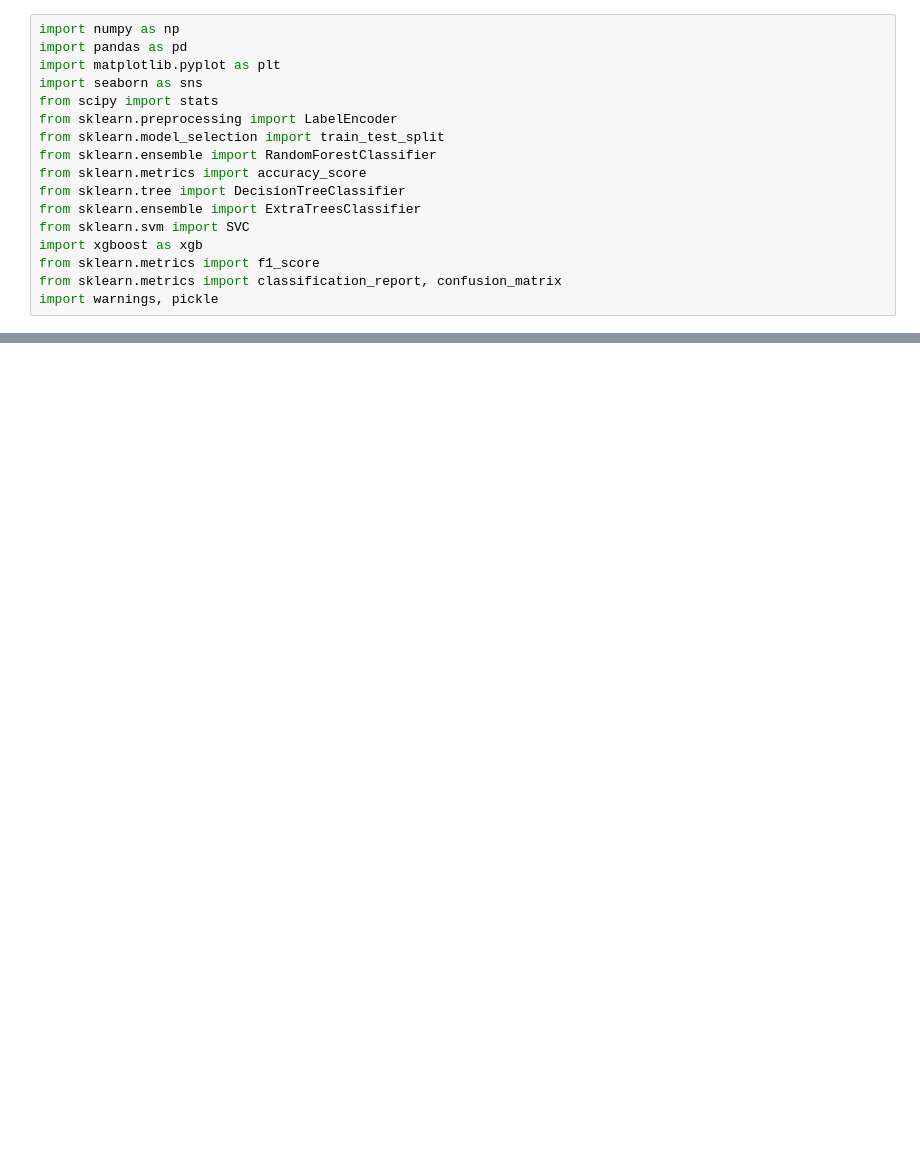
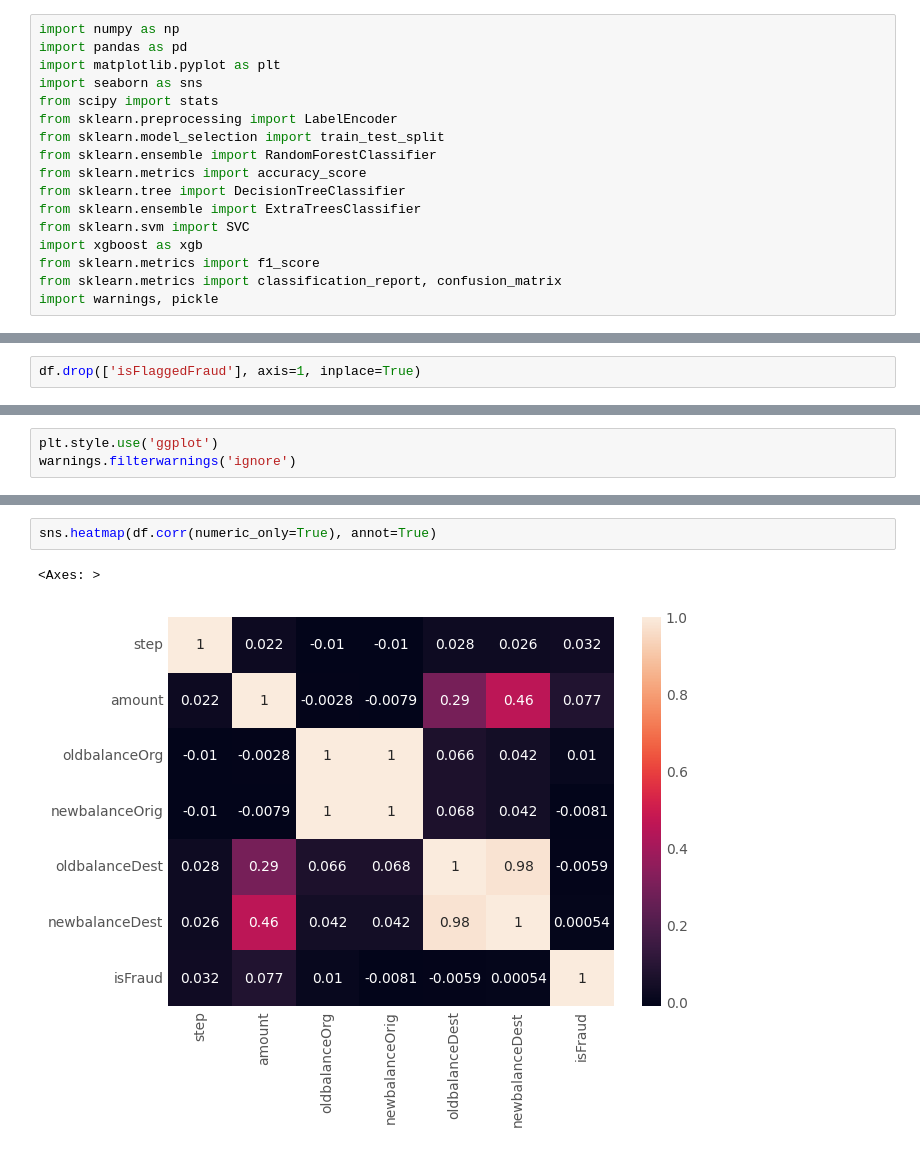
Before and after one commit to Aryzenshi/payments-fraud-detection, a Jupyter notebook: training/online payments fraud detection.ipynb, the cells around one changed output, grey strips where cells are left out. Drawn from its saved outputs; the diff is of its cells as text; blank space fills up the shorter version.

```diff
--- a/training/online payments fraud detection.ipynb
+++ b/training/online payments fraud detection.ipynb
@@ -21,0 +47,2 @@ FileNotFoundError: [Errno 2] No such file or directory: './data/online-fraud-dat
+# %%
+df.drop(['isFlaggedFraud'], axis=1, inplace=True)
@@ -21,0 +67,3 @@ FileNotFoundError: [Errno 2] No such file or directory: './data/online-fraud-dat
+# %%
+plt.style.use('ggplot')
+warnings.filterwarnings('ignore')
@@ -21,0 +81,5 @@ FileNotFoundError: [Errno 2] No such file or directory: './data/online-fraud-dat
+# %%
+sns.heatmap(df.corr(numeric_only=True), annot=True)
+# %% [output]
+<Axes: >
+[figure, added]
```
Also changed, not shown: parts of 26 cells of this notebook.
